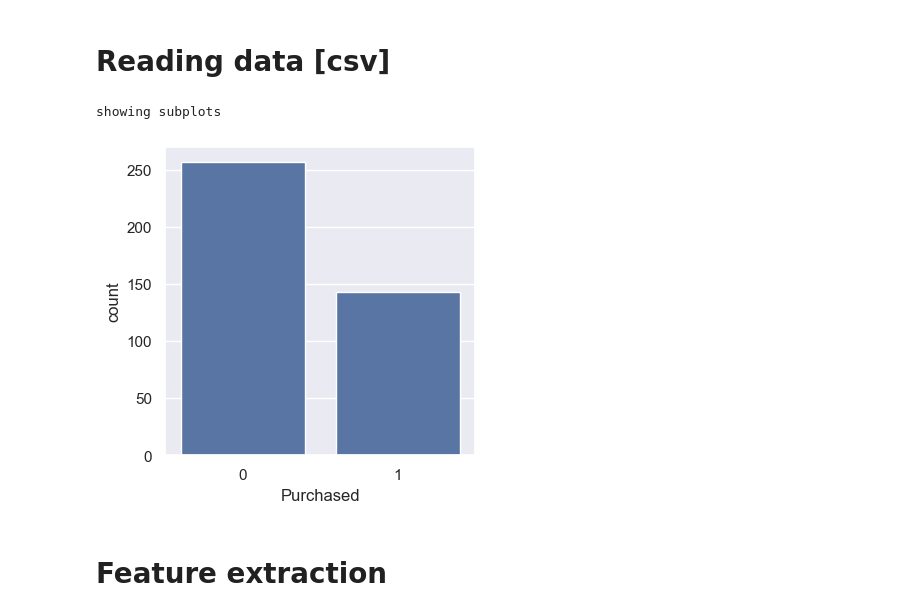
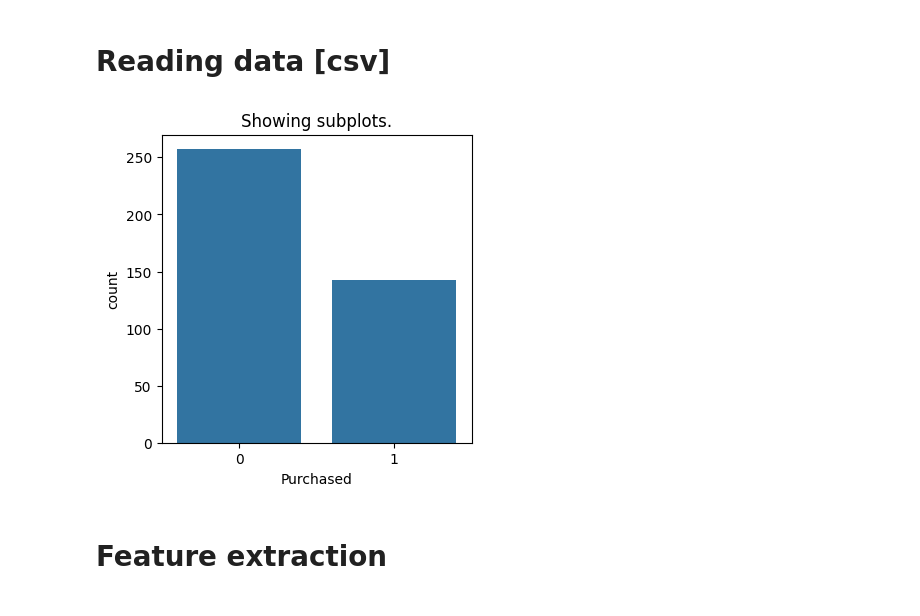
Before and after one commit to SoumabhaSaha15/AIML, a Jupyter notebook: class_work.ipynb, the cells around one changed output. Saved outputs shown, nothing was run; the diff lists cells and outputs as text; code cells hidden in the pictures.

```diff
--- a/class_work.ipynb
+++ b/class_work.ipynb
@@ -19,14 +35,16 @@ import matplotlib.pyplot as plt
 # %% [markdown]
 # Reading data [csv]
 # %%
-dfr = pd.read_csv('./xl/Social_Network_Ads.csv');
-print('showing subplots',sep="\n")
-ax=plt.subplots(figsize=(4,4))
-ax=sns.countplot(x=dfr['Purchased'])
+# drive.mount('/content/drive') #for forceful mount
+# ax=sns.countplot(x=dfr['Purchased'])
+# ax=plt.subplots(figsize=(4,4))
+dfr = pd.read_csv('./xl/Social_Network_Ads.csv')
+fig,ax=plt.subplots(figsize=(4,4))
+ax.set_title('Showing subplots.')
+sns.countplot(x=dfr['Purchased'],ax=ax)
 plt.show()
 # %% [output]
-showing subplots
-[figure, old version]
+[figure, new version]
 # %% [markdown]
 # Feature extraction
 # %%
```
Also changed, not shown: parts of 12 cells of this notebook.
